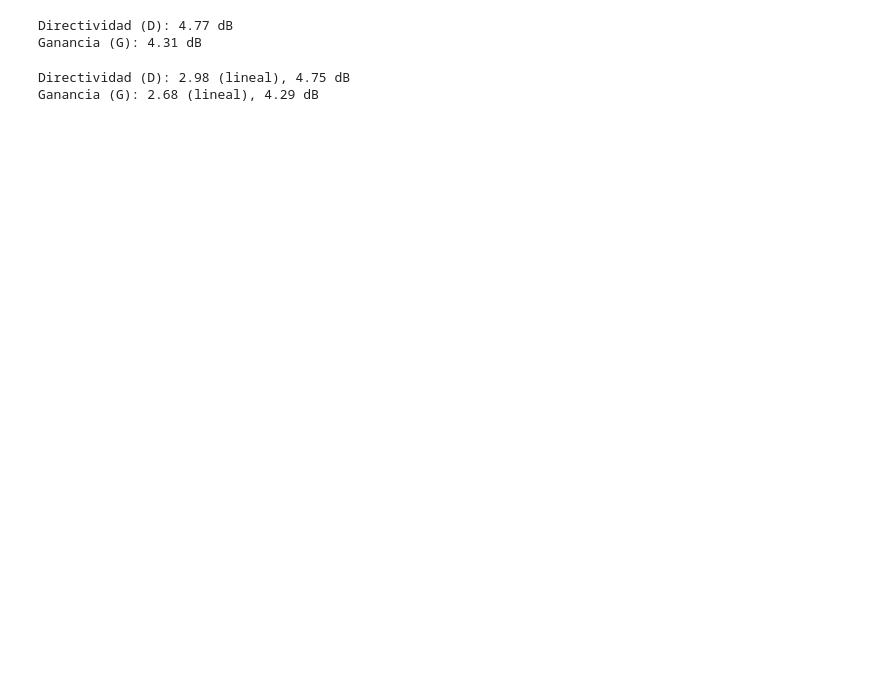
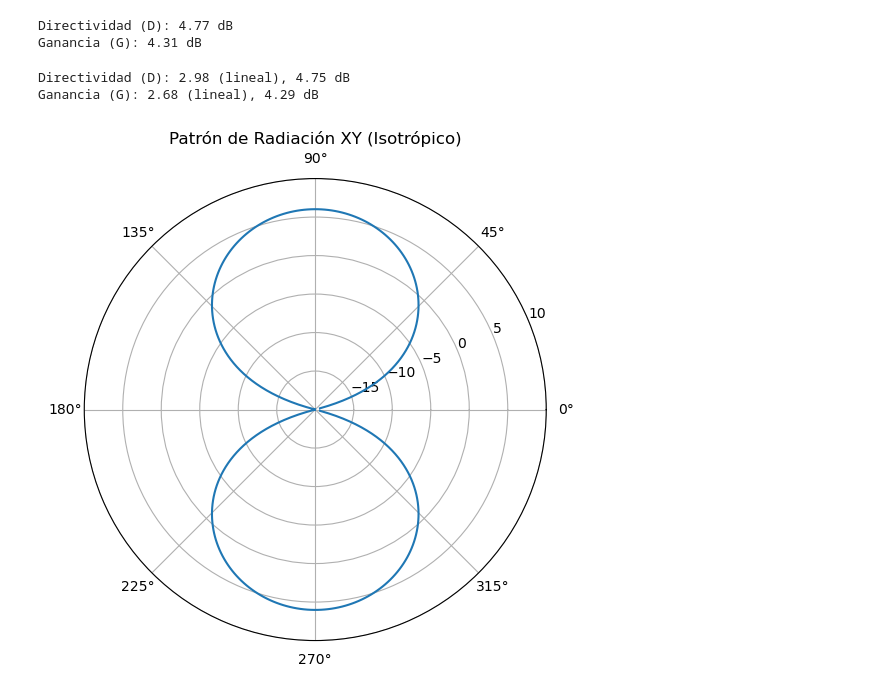
Before and after one commit to jjagerezjimenez/Electromagnetismo_2, a Jupyter notebook: test_dipolos_rot_xyz.ipynb, the cells around one changed output. Cells and saved outputs as stored; diff of their text form; code cells hidden in the pictures; blank space fills up the shorter version.

Commit message:
agrego fuente isotropica

```diff
--- a/test_dipolos_rot_xyz.ipynb
+++ b/test_dipolos_rot_xyz.ipynb
@@ -376,3 +380,101 @@ print(f"Ganancia (G): {G:.2f} (lineal), {G_dB:.2f} dB")
 # %% [output]
 Directividad (D): 2.98 (lineal), 4.75 dB
 Ganancia (G): 2.68 (lineal), 4.29 dB
+# %%
+import numpy as np
+import matplotlib.pyplot as plt
+
+# Parámetros generales
+f = 1e9  # Frecuencia en Hz (1 GHz)
+c = 3e8  # Velocidad de la luz en m/s
+lambda_0 = c / f  # Longitud de onda en metros
+k = 2 * np.pi / lambda_0  # Número de onda
+d_var = lambda_0 / 2  # Separación entre elementos (λ/2)
+N = 2  # Número de elementos (dipolos o fuentes isotrópicas)
+eficiencia = 0.9  # Eficiencia de la antena (90%)
+
+# Función para el patrón de radiación de un dipolo de media onda
+def patron_dipolo(theta):
+    E0 = np.abs(np.sin(theta))  # sin(theta) para el patrón de dipolos
+    return E0
+
+# Función para el patrón de radiación de una fuente isotrópica
+def patron_isotropico(theta):
+    E0 = np.ones_like(theta)  # Patrón constante para fuentes isotrópicas
+    return E0
+
+# Factor de arreglo para un arreglo lineal en el eje X
+def factor_arreglo(theta, phi, orientacion='xy'):
+    if orientacion == 'xy':
+        psi = k * d_var * np.cos(phi)  # Plano XY
+    elif orientacion == 'zx' or orientacion == 'zy':
+        psi = k * d_var * np.sin(theta)  # Planos ZX y ZY
+    af = np.abs(np.sin(N * psi / 2) / np.sin(psi / 2))  # Factor de arreglo
+    return af
+
+# Función para graficar patrones de radiación
+def plot_patron_radiacion(theta_or_phi, pattern, title):
+    plt.figure(figsize=(6, 6))
+    ax = plt.subplot(111, projection='polar')
+    ax.plot(theta_or_phi, pattern)
+    ax.set_title(title)
+    ax.set_rlim(-20, 10)  # Escala en dB
+    plt.show()
+
+# Función para graficar arreglo de dipolos cortos
+def plot_radiacion_dipolo():
+    # Plano XY (en el plano horizontal)
+    phi = np.linspace(0, 2 * np.pi, 360)
+    theta_xy = np.pi / 2  # Ángulo fijo para plano XY
+    af_xy = factor_arreglo(theta_xy, phi, 'xy')
+    pattern_xy = 20 * np.log10(patron_dipolo(np.array([theta_xy])) * af_xy)
+
+    # Plano ZX y ZY: Extendemos theta de 0 a 2*pi para representar 360 grados
+    theta = np.linspace(0, 2 * np.pi, 360)
+    af_zx = factor_arreglo(theta, 0, 'zx')
+    pattern_zx = 20 * np.log10(patron_dipolo(theta) * af_zx)
+
+    af_zy = factor_arreglo(theta, 0, 'zy')
+    pattern_zy = 20 * np.log10(patron_dipolo(theta) * af_zy)
+
+    # Mostrar gráficas
+    plot_patron_radiacion(phi, pattern_xy, "Patrón de Radiación XY (Dipolos Cortos)")
+    plot_patron_radiacion(theta, pattern_zx, "Patrón de Radiación ZX (Dipolos Cortos)")
+    plot_patron_radiacion(theta, pattern_zy, "Patrón de Radiación ZY (Dipolos Cortos)")
+
+# Función para graficar arreglo de fuentes isotrópicas
+def plot_radiacion_isotropico():
+    # Plano XY (en el plano horizontal)
+    phi = np.linspace(0, 2 * np.pi, 360)
+    theta_xy = np.pi / 2  # Ángulo fijo para plano XY
+    af_xy = factor_arreglo(theta_xy, phi, 'xy')
+    pattern_xy = 20 * np.log10(patron_isotropico(np.array([theta_xy])) * af_xy)
+
+    # Plano ZX y ZY: Extendemos theta de 0 a 2*pi para representar 360 grados
+    theta = np.linspace(0, 2 * np.pi, 360)
+    af_zx = factor_arreglo(theta, 0, 'zx')
+    pattern_zx = 20 * np.log10(patron_isotropico(theta) * af_zx)
+
+    af_zy = factor_arreglo(theta, 0, 'zy')
+    pattern_zy = 20 * np.log10(patron_isotropico(theta) * af_zy)
+
+    # Mostrar gráficas
+    plot_patron_radiacion(phi, pattern_xy, "Patrón de Radiación XY (Isotrópico)")
+    plot_patron_radiacion(theta, pattern_zx, "Patrón de Radiación ZX (Isotrópico)")
+    plot_patron_radiacion(theta, pattern_zy, "Patrón de Radiación ZY (Isotrópico)")
+
+# Función para seleccionar el tipo de arreglo a graficar
+def seleccionar_tipo_arreglo(tipo_arreglo):
+    if tipo_arreglo == 'dipolos':
+        plot_radiacion_dipolo()
+    elif tipo_arreglo == 'isotropico':
+        plot_radiacion_isotropico()
+    else:
+        print("Tipo de arreglo no válido. Usa 'dipolos' o 'isotropico'.")
+
+# Ejemplo de uso:
+# Puedes seleccionar el tipo de arreglo llamando a esta función
+tipo_arreglo = 'isotropico'  # Cambia a 'dipolos' para el arreglo de dipolos cortos
+seleccionar_tipo_arreglo(tipo_arreglo)
+# %% [output]
+[figure, added]
```
Also changed, not shown: parts of 8 cells of this notebook.
